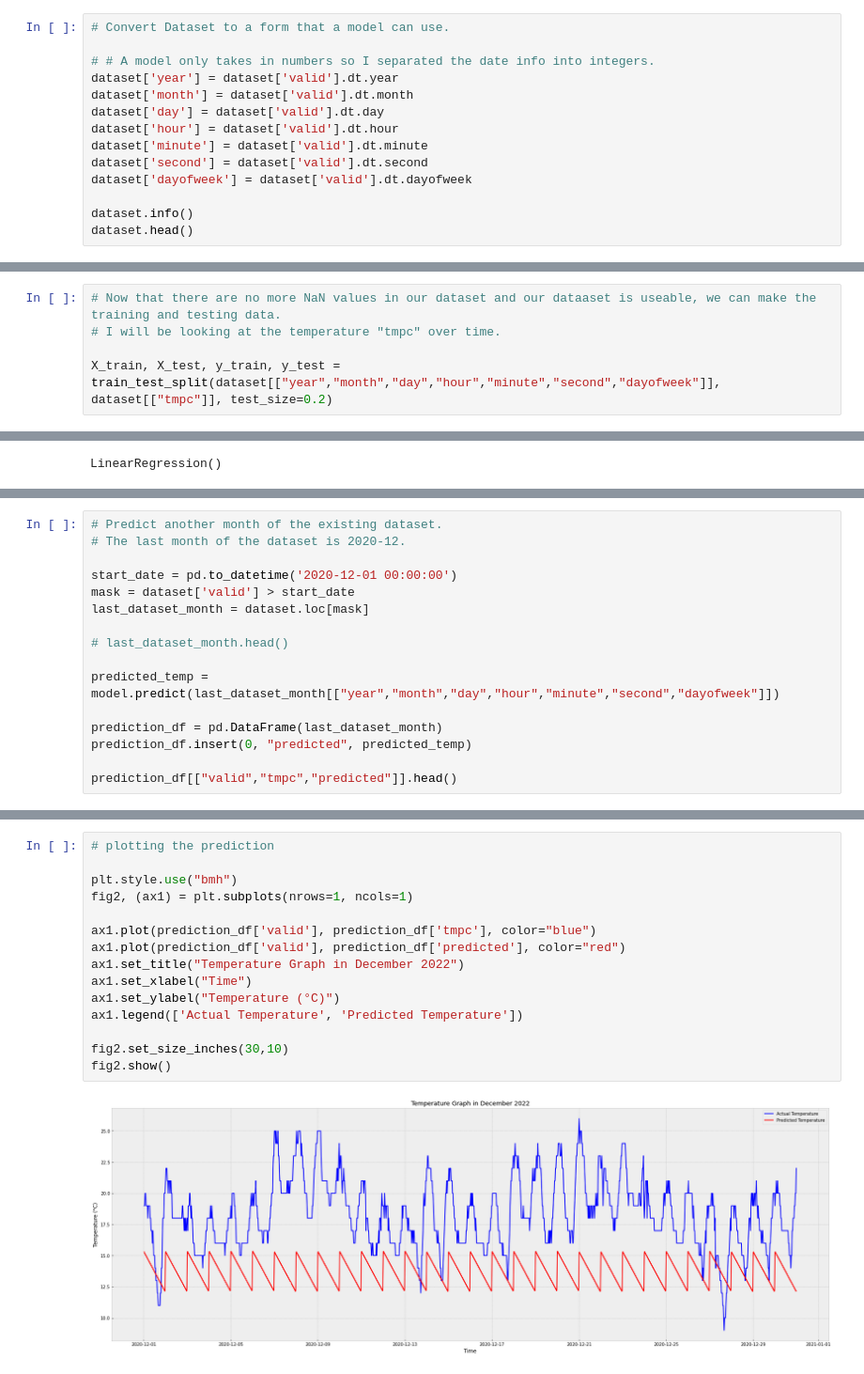
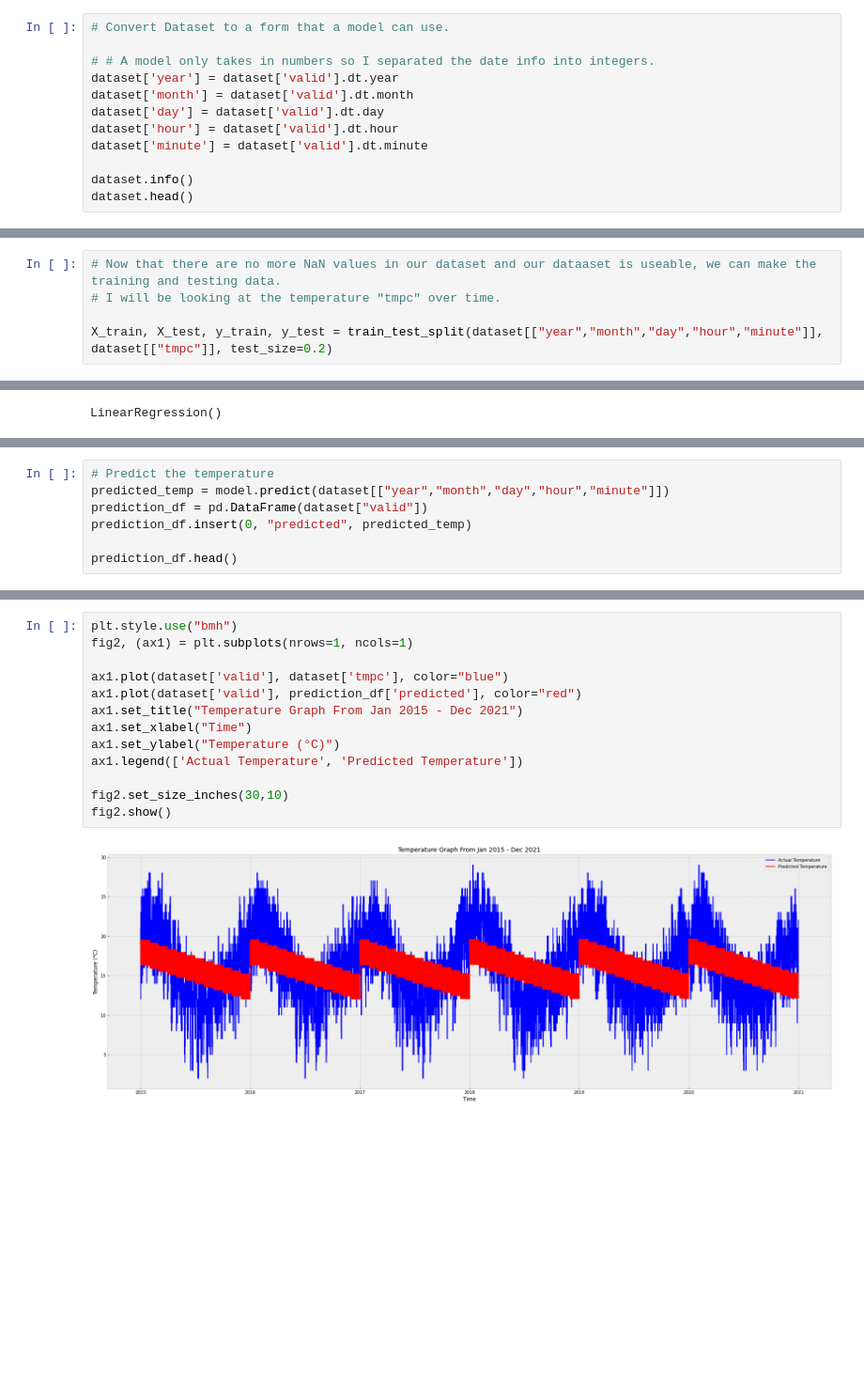
Before and after one commit to aprilchen64/MSA-Phase-2, a Jupyter notebook: Data-Science/submission.ipynb, the cells around one changed output, grey strips where cells are left out. Shown at 94% size. Cells and saved outputs as stored; diff of their text form; blank space fills up the shorter version.

```diff
--- a/Data-Science/submission.ipynb
+++ b/Data-Science/submission.ipynb
@@ -238,8 +238,6 @@ dataset['month'] = dataset['valid'].dt.month
 dataset['day'] = dataset['valid'].dt.day
 dataset['hour'] = dataset['valid'].dt.hour
 dataset['minute'] = dataset['valid'].dt.minute
-dataset['second'] = dataset['valid'].dt.second
-dataset['dayofweek'] = dataset['valid'].dt.dayofweek
 
 dataset.info()
 dataset.head()
@@ -273,7 +269,7 @@ memory usage: 10.3 MB
 # Now that there are no more NaN values in our dataset and our dataaset is useable, we can make the training and testing data.
 # I will be looking at the temperature "tmpc" over time.
 
-X_train, X_test, y_train, y_test = train_test_split(dataset[["year","month","day","hour","minute","second","dayofweek"]], dataset[["tmpc"]], test_size=0.2)
+X_train, X_test, y_train, y_test = train_test_split(dataset[["year","month","day","hour","minute"]], dataset[["tmpc"]], test_size=0.2)
 # %%
 X_train.info()
 # %% [output]
@@ -359,17 +351,8 @@ print(score)
 # %%
-# Predict another month of the existing dataset.
-# The last month of the dataset is 2020-12.
-
-start_date = pd.to_datetime('2020-12-01 00:00:00')
-mask = dataset['valid'] > start_date
-last_dataset_month = dataset.loc[mask]
-
-# last_dataset_month.head()
-
-predicted_temp = model.predict(last_dataset_month[["year","month","day","hour","minute","second","dayofweek"]])
-
-prediction_df = pd.DataFrame(last_dataset_month)
+# Predict the temperature
+predicted_temp = model.predict(dataset[["year","month","day","hour","minute"]])
+prediction_df = pd.DataFrame(dataset["valid"])
 prediction_df.insert(0, "predicted", predicted_temp)
 
-prediction_df[["valid","tmpc","predicted"]].head()
+prediction_df.head()
 # %% [output]
@@ -382,17 +365,15 @@ prediction_df[["valid","tmpc","predicted"]].head()
 # %%
-# plotting the prediction
-
 plt.style.use("bmh")
 fig2, (ax1) = plt.subplots(nrows=1, ncols=1)
 
-ax1.plot(prediction_df['valid'], prediction_df['tmpc'], color="blue")
-ax1.plot(prediction_df['valid'], prediction_df['predicted'], color="red")
-ax1.set_title("Temperature Graph in December 2022")
+ax1.plot(dataset['valid'], dataset['tmpc'], color="blue")
+ax1.plot(dataset['valid'], prediction_df['predicted'], color="red")
+ax1.set_title("Temperature Graph From Jan 2015 - Dec 2021")
 ax1.set_xlabel("Time")
 ax1.set_ylabel("Temperature (°C)")
 ax1.legend(['Actual Temperature', 'Predicted Temperature'])
 
 fig2.set_size_inches(30,10)
 fig2.show()
 # %% [output]
-[figure, old version]
+[figure, new version]
```
Also changed, not shown: parts of 14 cells of this notebook.
